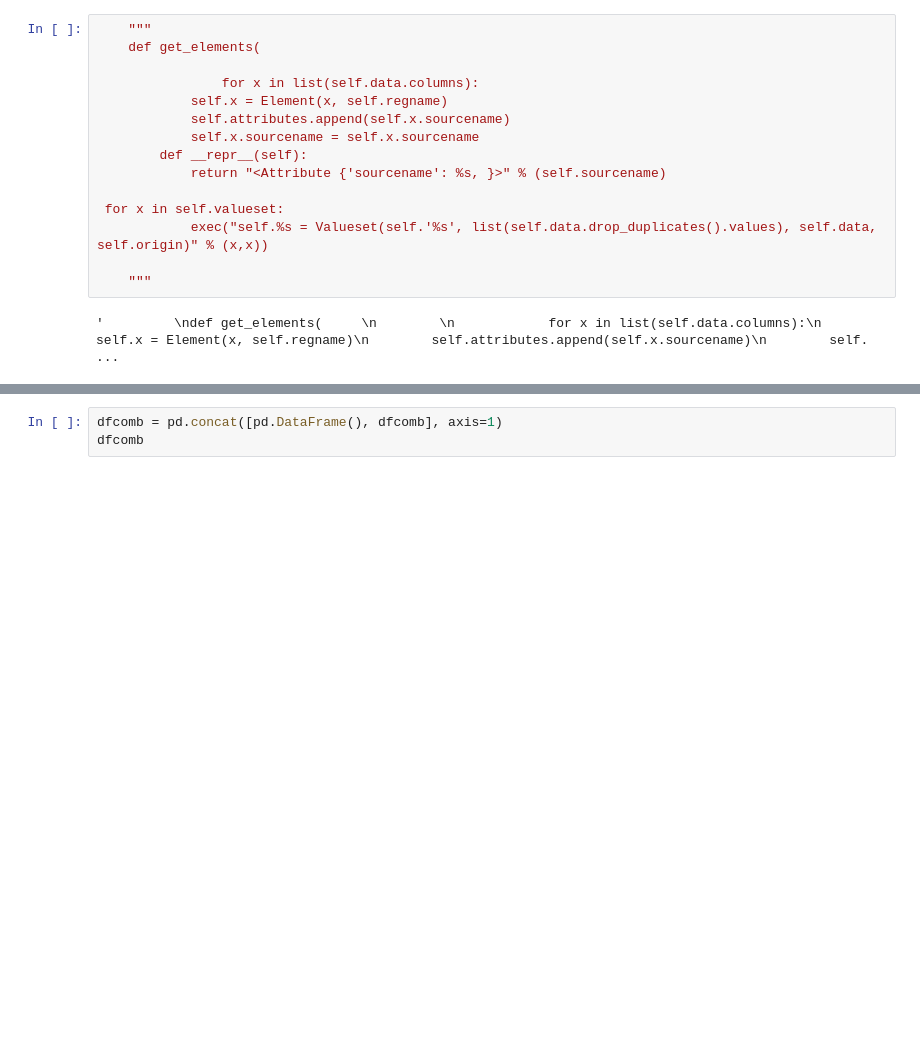
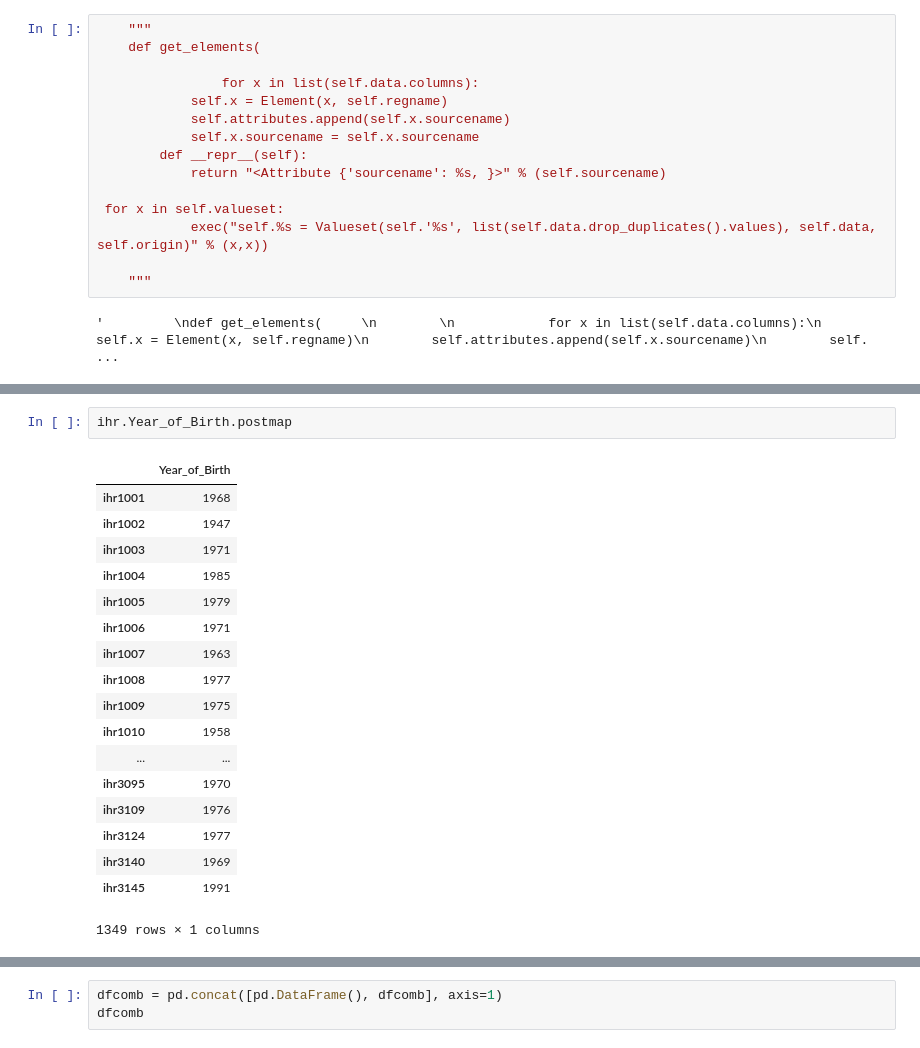
Before and after one commit to rv816/etl, a Jupyter notebook: ETL_Notebook.ipynb, the cells around one changed output, grey strips where cells are left out. Drawn from its saved outputs; the diff is of its cells as text; blank space fills up the shorter version.

```diff
--- a/ETL_Notebook.ipynb
+++ b/ETL_Notebook.ipynb
@@ -191,0 +229,21 @@ T_One2One(element=ihr.sex).transform()
+# %%
+ihr.Year_of_Birth.postmap
+# %% [output]
+|  | Year_of_Birth |
+| ihr1001 | 1968 |
+| ihr1002 | 1947 |
+| ihr1003 | 1971 |
+| ihr1004 | 1985 |
+| ihr1005 | 1979 |
+| ihr1006 | 1971 |
+| ihr1007 | 1963 |
+| ihr1008 | 1977 |
+| ihr1009 | 1975 |
+| ihr1010 | 1958 |
+| ... | ... |
+| ihr3095 | 1970 |
+| ihr3109 | 1976 |
+| ihr3124 | 1977 |
+| ihr3140 | 1969 |
+| ihr3145 | 1991 |
+1349 rows × 1 columns
```
Also changed, not shown: parts of 20 cells of this notebook.
